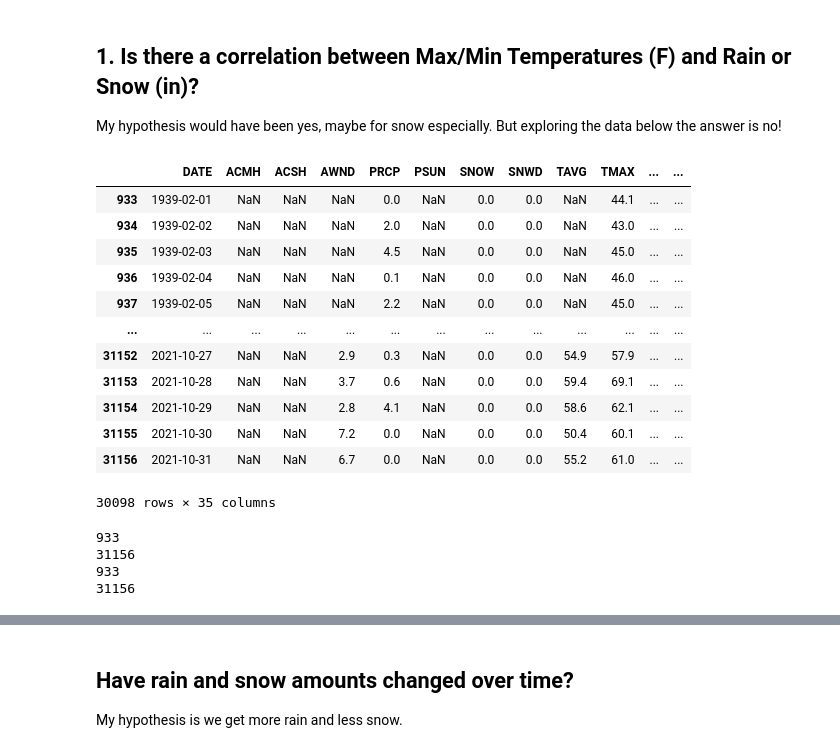
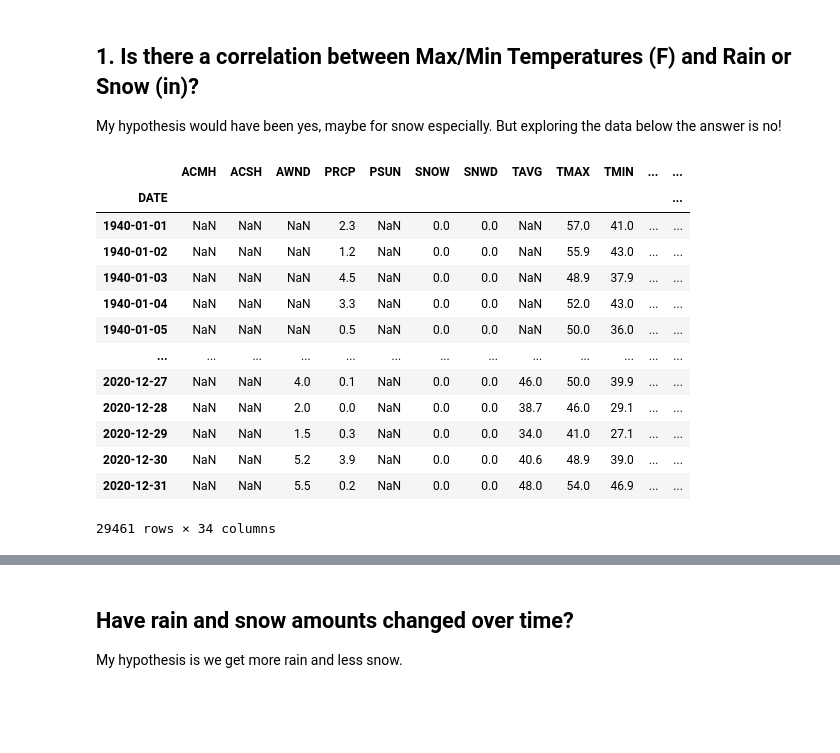
Before and after one commit to KristaJoy/PDXweather, a Jupyter notebook: pdx_weather.ipynb, the cells around one changed output, grey strips where cells are left out. Drawn from its saved outputs; the diff is of its cells as text; code cells hidden in the pictures; blank space fills up the shorter version.

```diff
--- a/pdx_weather.ipynb
+++ b/pdx_weather.ipynb
@@ -17,8 +21,11 @@ from scipy.stats import linregress
 # File to Load
 csv_file = "USW00024229.csv"
 
-# Read in file to pandas df
-weather_data = pd.read_csv(csv_file)
+# Create a date time format
+d_parser = lambda x: pd.datetime.strptime(x, '%Y-%m-%d')
+
+# Read in file to pandas df and convert the date
+weather_data = pd.read_csv(csv_file, parse_dates=['DATE'], date_parser=d_parser)
 
 weather_data
 # %% [output]
@@ -65,0 +57,4 @@ weather_data
+# %%
+# Limit dates to 1940 – 2020
+weather_data = weather_data.set_index(['DATE'])
+df = weather_data.loc['1940-1-1':'2020-12-31']
@@ -68,29 +74,20 @@ weather_data
 My hypothesis would have been yes, maybe for snow especially. But exploring the data below the answer is no!
 # %%
 #Drop rows missing data needed to find corrrelation stats
-corr_df = weather_data.dropna(subset=['DATE','PRCP','TMAX','TMIN','SNOW'])
+corr_df = df.dropna(subset=['PRCP','TMAX','TMIN','SNOW'])
 corr_df
 # %% [output]
-|  | DATE | ACMH | ACSH | AWND | PRCP | PSUN | SNOW | SNWD | TAVG | TMAX | ... | ... |
-| 933 | 1939-02-01 | NaN | NaN | NaN | 0.0 | NaN | 0.0 | 0.0 | NaN | 44.1 | ... | ... |
-| 934 | 1939-02-02 | NaN | NaN | NaN | 2.0 | NaN | 0.0 | 0.0 | NaN | 43.0 | ... | ... |
-| 935 | 1939-02-03 | NaN | NaN | NaN | 4.5 | NaN | 0.0 | 0.0 | NaN | 45.0 | ... | ... |
-| 936 | 1939-02-04 | NaN | NaN | NaN | 0.1 | NaN | 0.0 | 0.0 | NaN | 46.0 | ... | ... |
-| 937 | 1939-02-05 | NaN | NaN | NaN | 2.2 | NaN | 0.0 | 0.0 | NaN | 45.0 | ... | ... |
+|  | ACMH | ACSH | AWND | PRCP | PSUN | SNOW | SNWD | TAVG | TMAX | TMIN | ... | ... |
+| DATE |  |  |  |  |  |  |  |  |  |  |  | ... |
+| 1940-01-01 | NaN | NaN | NaN | 2.3 | NaN | 0.0 | 0.0 | NaN | 57.0 | 41.0 | ... | ... |
+| 1940-01-02 | NaN | NaN | NaN | 1.2 | NaN | 0.0 | 0.0 | NaN | 55.9 | 43.0 | ... | ... |
+| 1940-01-03 | NaN | NaN | NaN | 4.5 | NaN | 0.0 | 0.0 | NaN | 48.9 | 37.9 | ... | ... |
+| 1940-01-04 | NaN | NaN | NaN | 3.3 | NaN | 0.0 | 0.0 | NaN | 52.0 | 43.0 | ... | ... |
+| 1940-01-05 | NaN | NaN | NaN | 0.5 | NaN | 0.0 | 0.0 | NaN | 50.0 | 36.0 | ... | ... |
 | ... | ... | ... | ... | ... | ... | ... | ... | ... | ... | ... | ... | ... |
-| 31152 | 2021-10-27 | NaN | NaN | 2.9 | 0.3 | NaN | 0.0 | 0.0 | 54.9 | 57.9 | ... | ... |
-| 31153 | 2021-10-28 | NaN | NaN | 3.7 | 0.6 | NaN | 0.0 | 0.0 | 59.4 | 69.1 | ... | ... |
-| 31154 | 2021-10-29 | NaN | NaN | 2.8 | 4.1 | NaN | 0.0 | 0.0 | 58.6 | 62.1 | ... | ... |
-| 31155 | 2021-10-30 | NaN | NaN | 7.2 | 0.0 | NaN | 0.0 | 0.0 | 50.4 | 60.1 | ... | ... |
-| 31156 | 2021-10-31 | NaN | NaN | 6.7 | 0.0 | NaN | 0.0 | 0.0 | 55.2 | 61.0 | ... | ... |
+| 2020-12-27 | NaN | NaN | 4.0 | 0.1 | NaN | 0.0 | 0.0 | 46.0 | 50.0 | 39.9 | ... | ... |
+| 2020-12-28 | NaN | NaN | 2.0 | 0.0 | NaN | 0.0 | 0.0 | 38.7 | 46.0 | 29.1 | ... | ... |
+| 2020-12-29 | NaN | NaN | 1.5 | 0.3 | NaN | 0.0 | 0.0 | 34.0 | 41.0 | 27.1 | ... | ... |
+| 2020-12-30 | NaN | NaN | 5.2 | 3.9 | NaN | 0.0 | 0.0 | 40.6 | 48.9 | 39.0 | ... | ... |
+| 2020-12-31 | NaN | NaN | 5.5 | 0.2 | NaN | 0.0 | 0.0 | 48.0 | 54.0 | 46.9 | ... | ... |
-30098 rows × 35 columns
+29461 rows × 34 columns
-# %%
-print(corr_df['PRCP'].first_valid_index())
-print(corr_df['PRCP'].last_valid_index())
-print(corr_df['TMAX'].first_valid_index())
-print(corr_df['TMAX'].last_valid_index())
-# %% [output]
-933
-31156
-933
-31156
```
Also changed, not shown: parts of 21 cells of this notebook.
